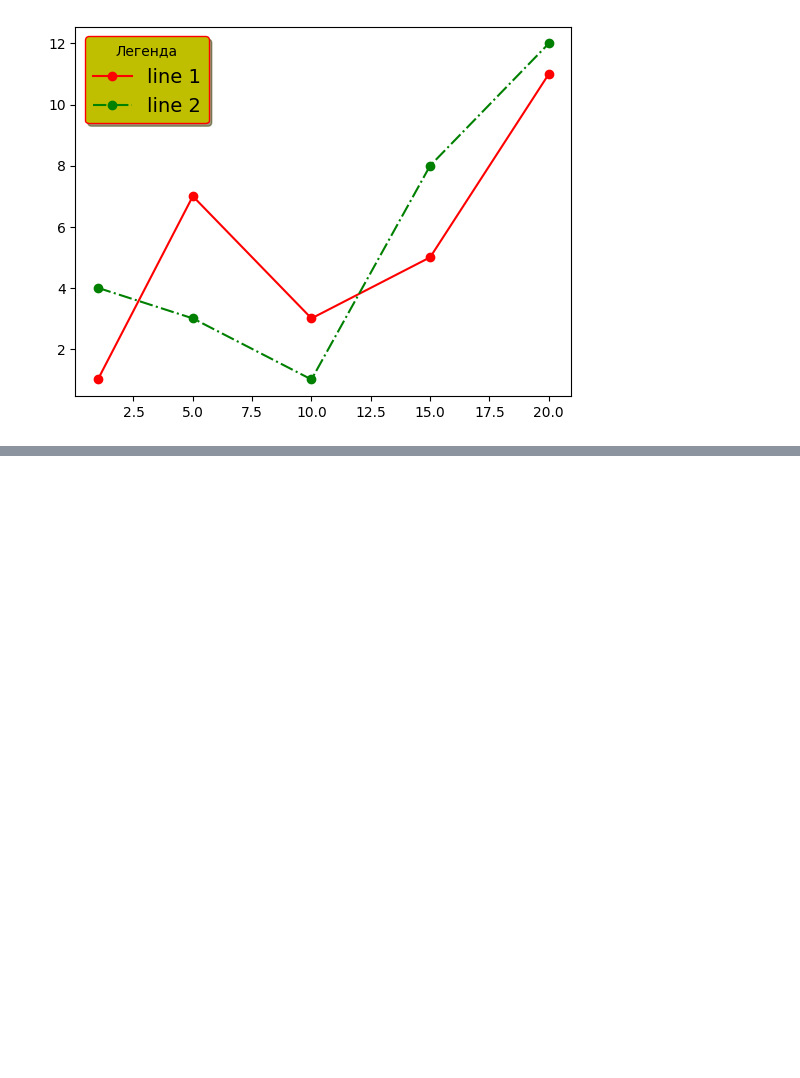
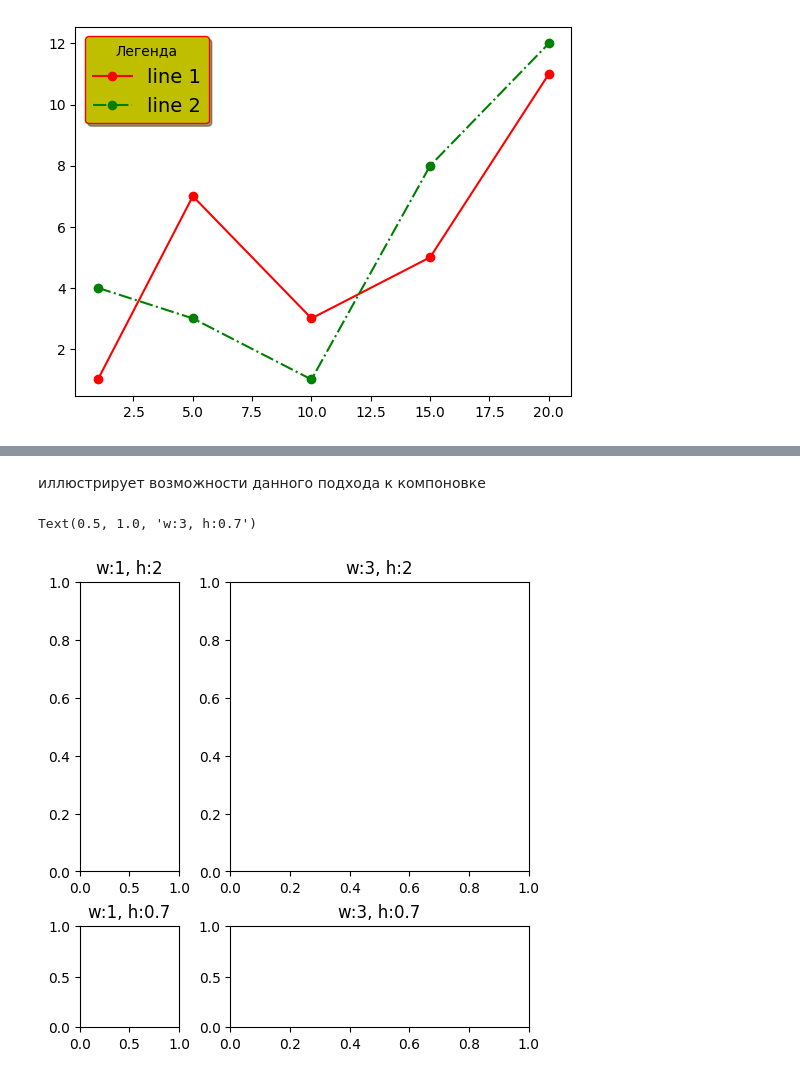
Before and after one commit to Vitalyastiy/cheat-python, a Jupyter notebook: viz/Plt_учебник.ipynb, the cells around one changed output, grey strips where cells are left out. Drawn from its saved outputs; the diff is of its cells as text; code cells hidden in the pictures; blank space fills up the shorter version.

```diff
--- a/viz/Plt_учебник.ipynb
+++ b/viz/Plt_учебник.ipynb
@@ -402,0 +440,18 @@ plt.legend(fontsize=14, shadow=True, framealpha=1, facecolor='y', edgecolor='r',
+# %% [markdown]
+иллюстрирует возможности данного подхода к компоновке
+# %%
+fg = plt.figure(figsize=(5, 5),constrained_layout=True)
+widths = [1, 3]
+heights = [2, 0.7]
+gs = fg.add_gridspec(ncols=2, nrows=2, width_ratios=widths, height_ratios=heights)
+fig_ax_1 = fg.add_subplot(gs[0, 0])
+fig_ax_1.set_title('w:1, h:2')
+fig_ax_2 = fg.add_subplot(gs[0, 1])
+fig_ax_2.set_title('w:3, h:2')
+fig_ax_3 = fg.add_subplot(gs[1, 0])
+fig_ax_3.set_title('w:1, h:0.7')
+fig_ax_4 = fg.add_subplot(gs[1, 1])
+fig_ax_4.set_title('w:3, h:0.7')
+# %% [output]
+Text(0.5, 1.0, 'w:3, h:0.7')
+[figure, added]
```
Also changed, not shown: parts of 7 cells of this notebook.
